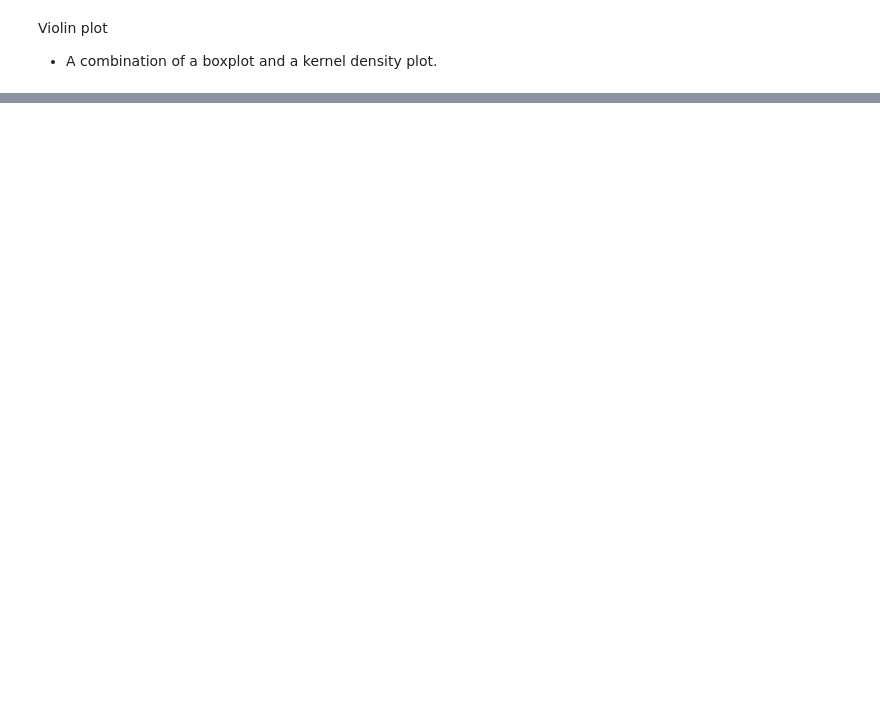
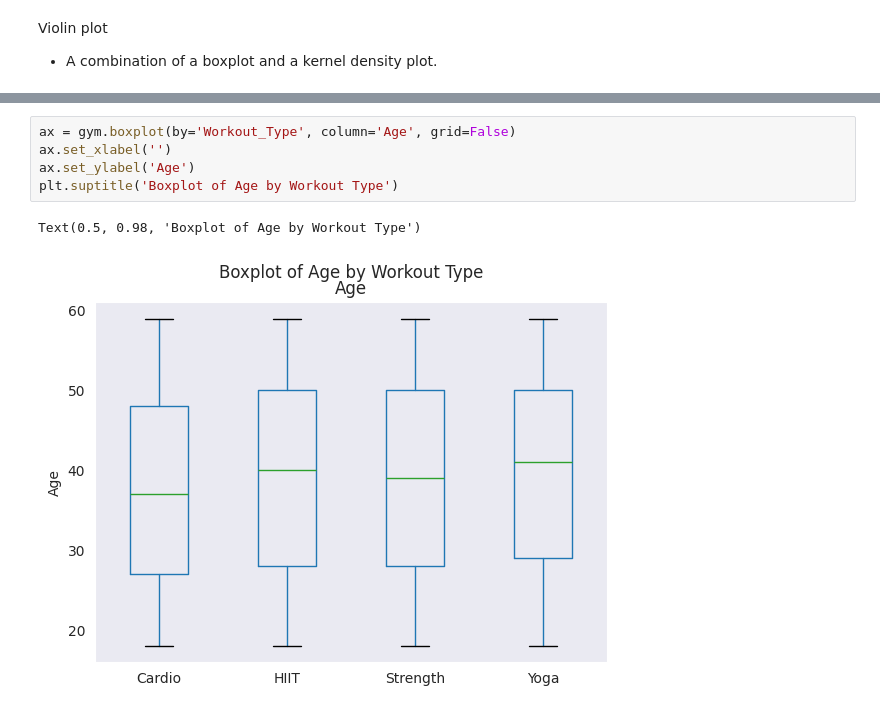
Before and after one commit to lucaspinheiro27/Statistics, a Jupyter notebook: Jupyter_notebooks/Gym_members.ipynb, the cells around one changed output, grey strips where cells are left out. Saved outputs shown, nothing was run; the diff lists cells and outputs as text; blank space fills up the shorter version.

```diff
--- a/Jupyter_notebooks/Gym_members.ipynb
+++ b/Jupyter_notebooks/Gym_members.ipynb
@@ -302,0 +338,8 @@ ax = sns.violinplot(data=gym, x='Workout_Type', y='Age', hue="Gender")
+# %%
+ax = gym.boxplot(by='Workout_Type', column='Age', grid=False)
+ax.set_xlabel('')
+ax.set_ylabel('Age')
+plt.suptitle('Boxplot of Age by Workout Type')
+# %% [output]
+Text(0.5, 0.98, 'Boxplot of Age by Workout Type')
+[figure, added]
```
Also changed, not shown: parts of 12 cells of this notebook.
